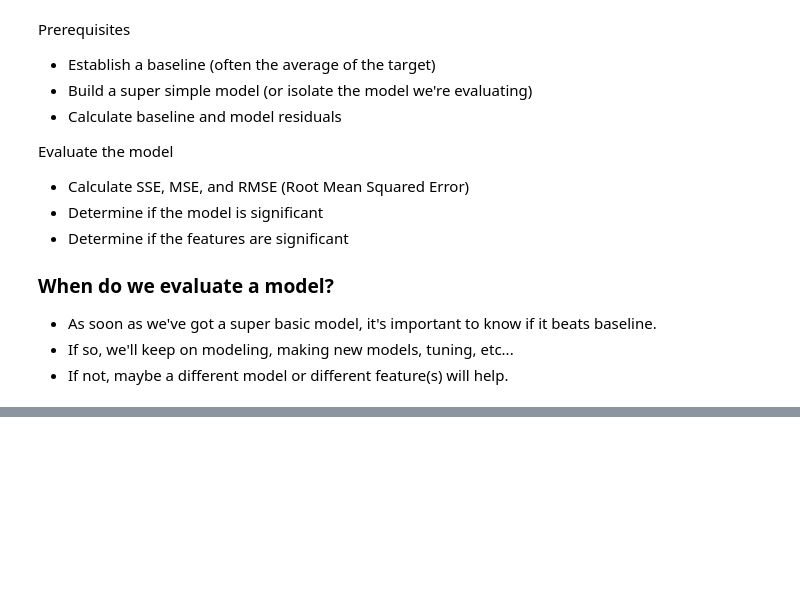
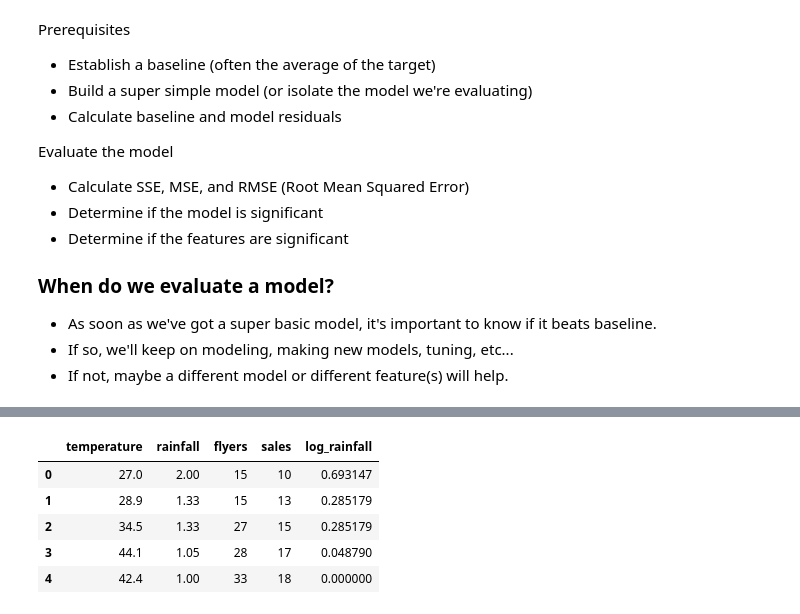
Before and after one commit to SamuelD-Data/regression-exercises, a Jupyter notebook: evaluation_lesson_walkthrough.ipynb, the cells around one changed output, grey strips where cells are left out. Saved outputs shown, nothing was run; the diff lists cells and outputs as text; code cells hidden in the pictures; blank space fills up the shorter version.

```diff
--- a/evaluation_lesson_walkthrough.ipynb
+++ b/evaluation_lesson_walkthrough.ipynb
@@ -30,0 +54,15 @@ Evaluate the model
+# %%
+# acquiring sales data from url
+df = pd.read_csv("https://gist.githubusercontent.com/ryanorsinger/9867c96ddb56626e9aac94d8e92dabdf/raw/45f9a36a8871ac0e24317704ed0072c9dded1327/lemonade_regression.csv")
+
+# creating new column that holds log rainfall value
+df["log_rainfall"] = np.log(df.rainfall)
+
+df.head()
+# %% [output]
+|  | temperature | rainfall | flyers | sales | log_rainfall |
+| 0 | 27.0 | 2.00 | 15 | 10 | 0.693147 |
+| 1 | 28.9 | 1.33 | 15 | 13 | 0.285179 |
+| 2 | 34.5 | 1.33 | 27 | 15 | 0.285179 |
+| 3 | 44.1 | 1.05 | 28 | 17 | 0.048790 |
+| 4 | 42.4 | 1.00 | 33 | 18 | 0.000000 |
```
Also changed, not shown: parts of 9 cells of this notebook.
